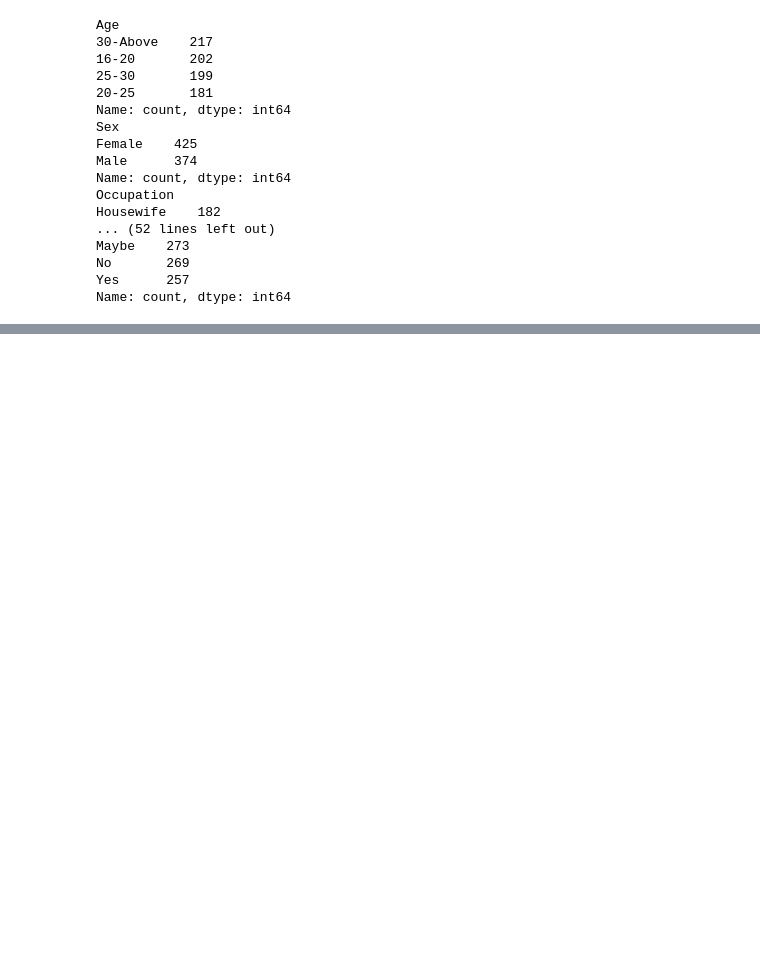
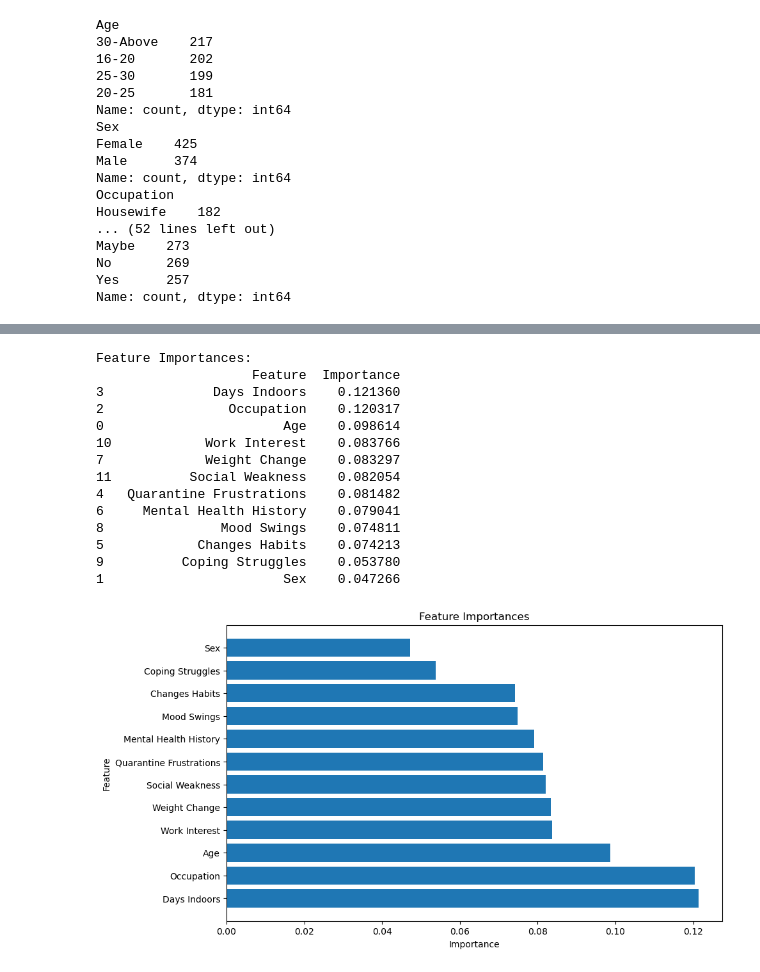
Before and after one commit to hakankorpe/2024, a Jupyter notebook: mental_health_dataset/Mental Health Data.ipynb, the cells around one changed output, grey strips where cells are left out. Saved outputs shown, nothing was run; the diff lists cells and outputs as text; code cells hidden in the pictures; blank space fills up the shorter version.

Commit message:
Day18 - # Case Study ll - Visualizing and Preprocessing

```diff
--- a/mental_health_dataset/Mental Health Data.ipynb
+++ b/mental_health_dataset/Mental Health Data.ipynb
@@ -80,0 +132,39 @@ Name: count, dtype: int64
+# %%
+# Get feature importances
+feature_importances = model.feature_importances_
+
+# Create a DataFrame to display feature importances
+feature_importance_df = pd.DataFrame({'Feature': features.columns, 'Importance': feature_importances})
+
+# Sort the DataFrame by importance in descending order
+feature_importance_df = feature_importance_df.sort_values(by='Importance', ascending=False)
+
+# Display the feature importances
+print("Feature Importances:")
+print(feature_importance_df)
+
+# Plotting the feature importances for better visualization
+import matplotlib.pyplot as plt
+
+plt.figure(figsize=(10, 6))
+plt.barh(feature_importance_df['Feature'], feature_importance_df['Importance'])
+plt.xlabel('Importance')
+plt.ylabel('Feature')
+plt.title('Feature Importances')
+plt.show()
+# %% [output]
+Feature Importances:
+                    Feature  Importance
+3              Days Indoors    0.121360
+2                Occupation    0.120317
+0                       Age    0.098614
+10            Work Interest    0.083766
+7             Weight Change    0.083297
+11          Social Weakness    0.082054
+4   Quarantine Frustrations    0.081482
+6     Mental Health History    0.079041
+8               Mood Swings    0.074811
+5            Changes Habits    0.074213
+9          Coping Struggles    0.053780
+1                       Sex    0.047266
+[figure, added]
```
Also changed, not shown: parts of 15 cells of this notebook, 1 other file.
